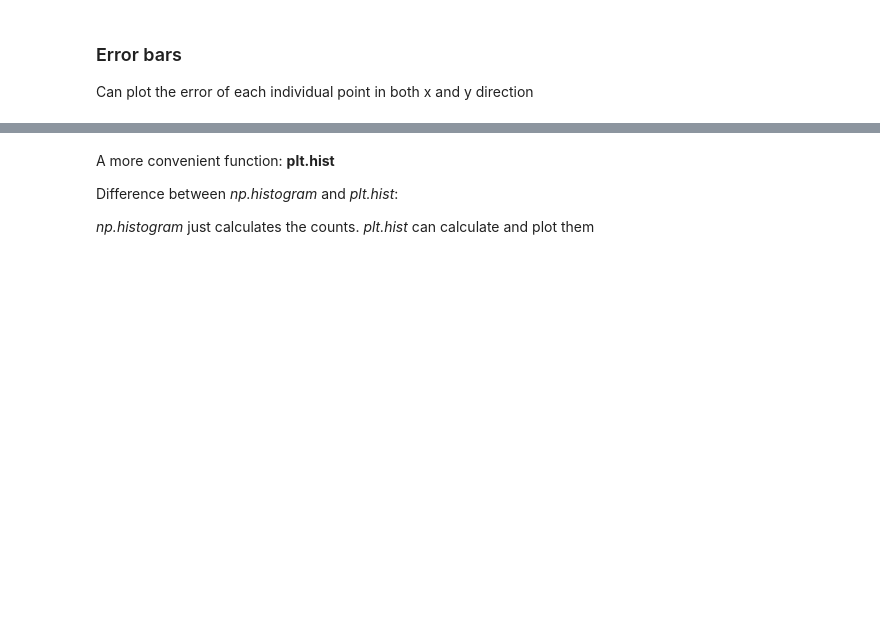
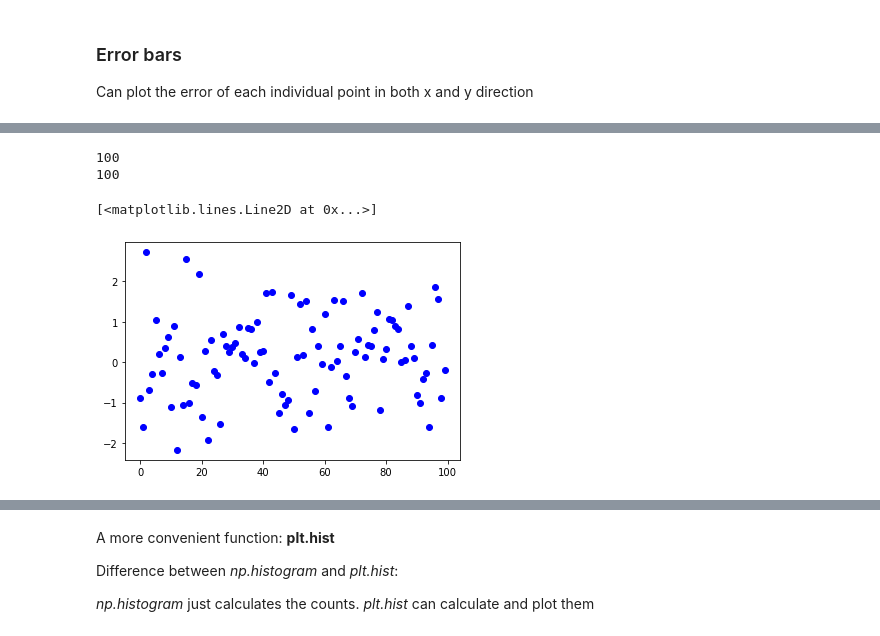
Before and after one commit to svalenti/DLT40PimaSchool.github.io, a Jupyter notebook: notebook/lecture4/lecture4_PIMA_Yize_solution.ipynb, the cells around one changed output, grey strips where cells are left out. Drawn from its saved outputs; the diff is of its cells as text; code cells hidden in the pictures; blank space fills up the shorter version.

```diff
--- a/notebook/lecture4/lecture4_PIMA_Yize_solution.ipynb
+++ b/notebook/lecture4/lecture4_PIMA_Yize_solution.ipynb
@@ -95,2 +117,15 @@ ax[2].errorbar(x, y, xerr=xerr, yerr=yerr, capsize=0, ecolor='gray', fmt='none')
+# %%
+#Example:
+x = np.random.normal(size=100)
+y = np.arange(0, len(x))
+print(len(x))
+print(len(y))
+fig, ax = plt.subplots()
+ax.plot(y,x,'ob')
+# %% [output]
+100
+100
+[<matplotlib.lines.Line2D at 0x...>]
+[figure, added]
 # %% [markdown]
 ### Histogram
```
Also changed, not shown: parts of 11 cells of this notebook, 2 other files.
